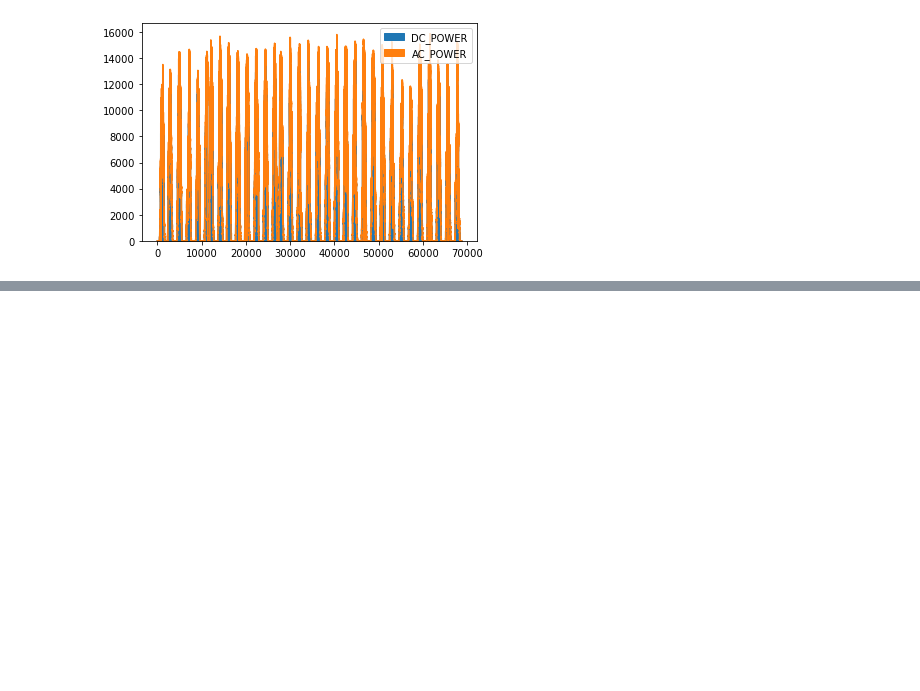
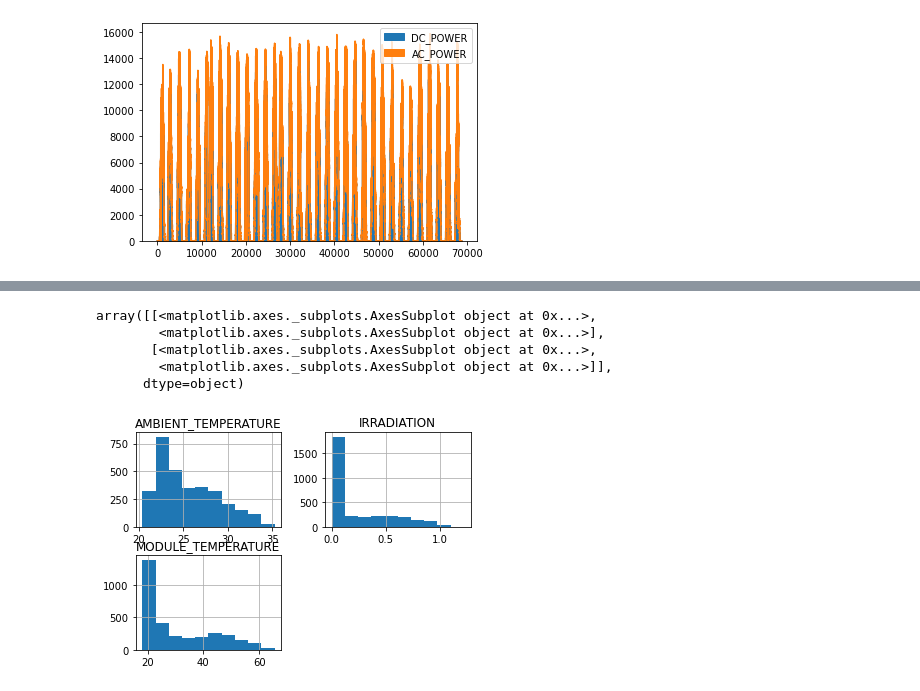
Before and after one commit to sumankumar1/python, a Jupyter notebook: Data Science - Solar Power Generation Data/Untitled.ipynb, the cells around one changed output, grey strips where cells are left out. Cells and saved outputs as stored; diff of their text form; code cells hidden in the pictures; blank space fills up the shorter version.

```diff
--- a/Data Science - Solar Power Generation Data/Untitled.ipynb
+++ b/Data Science - Solar Power Generation Data/Untitled.ipynb
@@ -80,0 +117,9 @@ plant1_g.iloc[:,3:5].plot.area()
+# %%
+plant1_ws.iloc[:,3:6].hist()
+# %% [output]
+array([[<matplotlib.axes._subplots.AxesSubplot object at 0x...>,
+        <matplotlib.axes._subplots.AxesSubplot object at 0x...>],
+       [<matplotlib.axes._subplots.AxesSubplot object at 0x...>,
+        <matplotlib.axes._subplots.AxesSubplot object at 0x...>]],
+      dtype=object)
+[figure, added]
```
Also changed, not shown: parts of 17 cells of this notebook.
